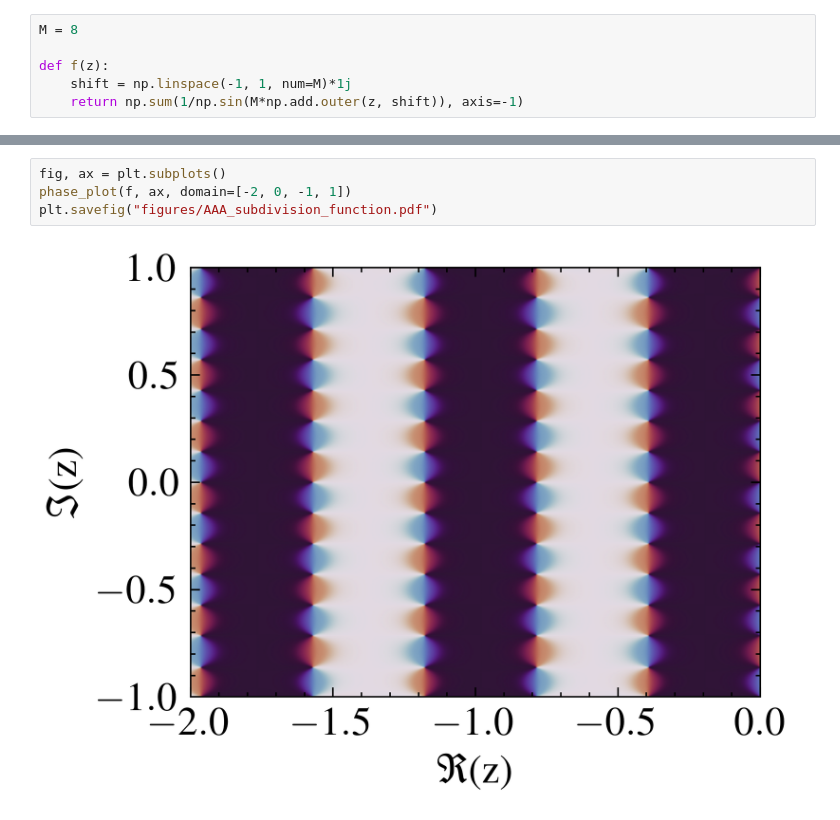
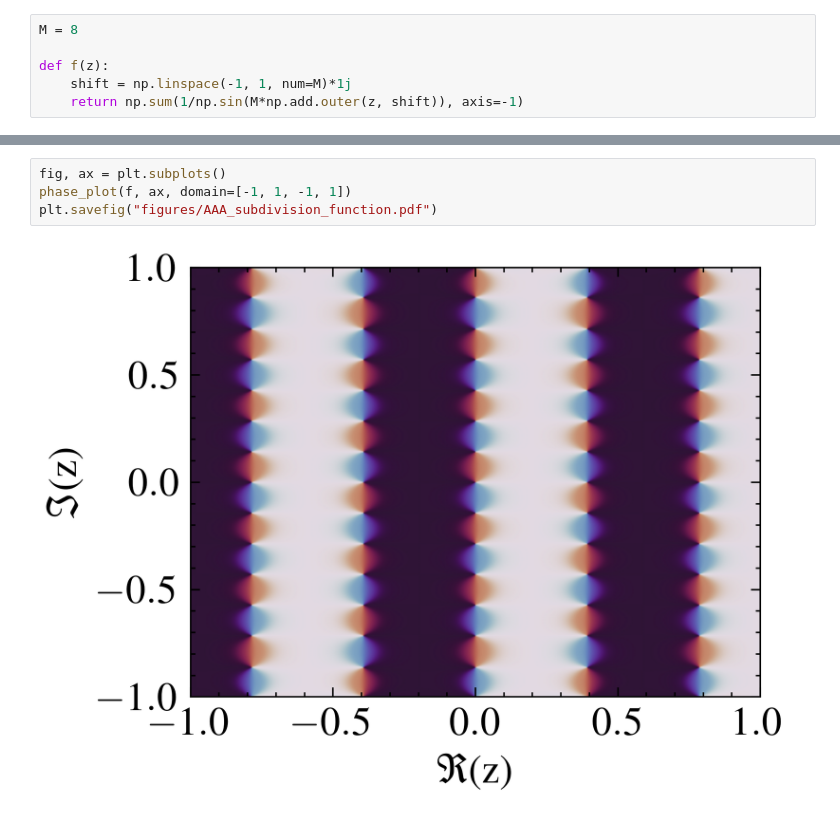
Before and after one commit to j-bowhay/Poles-and-Roots, a Jupyter notebook: notebooks/subdivision_experiment.ipynb, the cells around one changed output, grey strips where cells are left out. Cells and saved outputs as stored; diff of their text form.

Commit message:
fix figure

```diff
--- a/notebooks/subdivision_experiment.ipynb
+++ b/notebooks/subdivision_experiment.ipynb
@@ -50,7 +50,7 @@ plt.savefig("figures/AAA_subdivision.pdf")
 [figure]
 # %%
 fig, ax = plt.subplots()
-phase_plot(f, ax, domain=[-2, 0, -1, 1])
+phase_plot(f, ax, domain=[-1, 1, -1, 1])
 plt.savefig("figures/AAA_subdivision_function.pdf")
 # %% [output]
-[figure, old version]
+[figure, new version]
```
Also changed, not shown: 1 other file.
